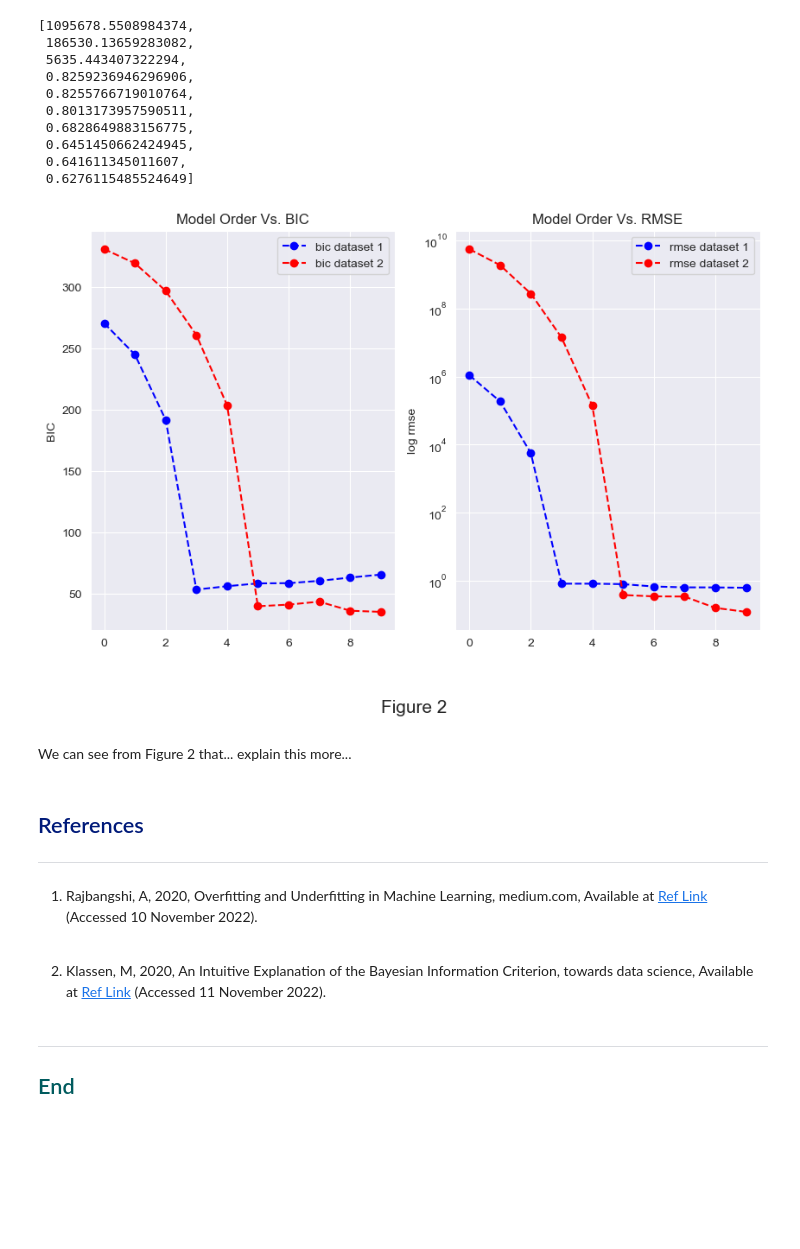
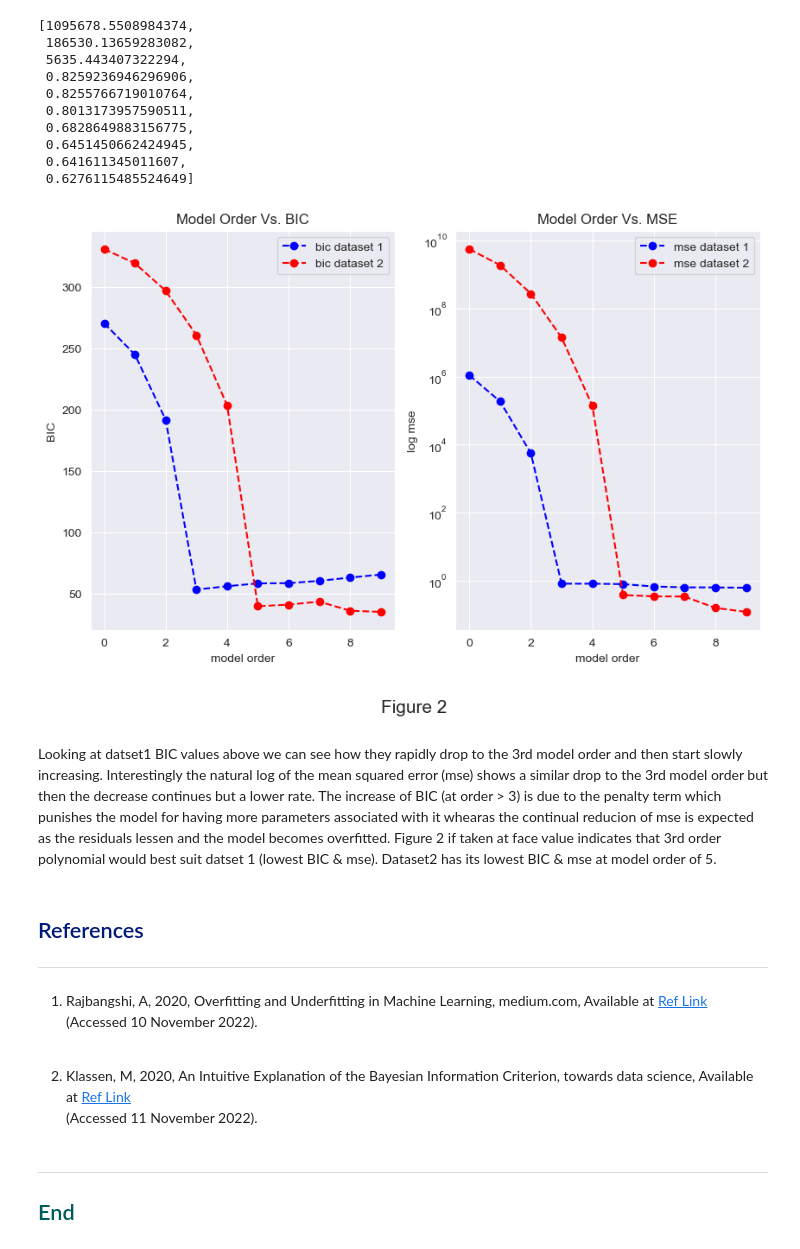
Before and after one commit to CiaranMoran27/machstat-assessment, a Jupyter notebook: practicals/03-parameters-part1-exercise.ipynb, the cells around one changed output. Cells and saved outputs as stored; diff of their text form; code cells hidden in the pictures; blank space fills up the shorter version.

Commit message:
Exerise 3 part 1: Parameters updated , bridging the gap section updated

```diff
--- a/practicals/03-parameters-part1-exercise.ipynb
+++ b/practicals/03-parameters-part1-exercise.ipynb
@@ -123,15 +109,0 @@ Were going to use the Bayesian information criterion and RMSE to evalute what mo
-# %%
-# lets try and manually calculate  Bayesian information criterion for dataset 1
-# method adoped here: https://pypi.org/project/RegscorePy/
-
-n = len(y1)
-for df in range(10):
-    # return coeffecients, rss and other data we dont need
-    params = np.polyfit(x1, y1, df, full = True)
-
-    # pull out RSS from params
-    rss = params[1]
-
-    # calculate bic and append to bic manual list
-    bic = (n * np.log(rss) + df * np.log(n))
-    print(bic)
@@ -186,9 +160,9 @@ def calc_bic(x, y, max_df):
 # %%
-bic_d1, orderd1, rmse1 = calc_bic(x1, y1, max_df = 10)
-bic_d2, orderd2, rmse2, = calc_bic(x2, y2, max_df = 10)
+bic_d1, orderd1, mse1 = calc_bic(x1, y1, max_df = 10)
+bic_d2, orderd2, mse2, = calc_bic(x2, y2, max_df = 10)
 
-# compare bic to manual calc above
-rmse1
+# have a look at bic
+mse1
 # %% [output]
 [1095678.5508984374,
  186530.13659283082,
@@ -201,42 +175,46 @@ rmse1
  0.641611345011607,
  0.6276115485524649]
 # %%
-# plot bic vs rmse
+# plot bic vs mse
 fig, (ax1, ax2) = plt.subplots(1, 2, figsize = (10, 6))
 plt.figtext(0.5, -0.05, 'Figure 2', wrap = True, horizontalalignment = 'center', fontsize = 15);
 
-# plot histgram
+# plot order vs bics for different datasets
 ax1.plot(orderd1, bic_d1, '--bo', label = 'bic dataset 1')
 ax1.plot(orderd2, bic_d2, '--ro', label = 'bic dataset 2')
 
-ax2.plot(orderd1, rmse1, '--bo', label = 'rmse dataset 1')
-ax2.plot(orderd2, rmse2, '--ro', label = 'rmse dataset 2')
+ax2.plot(orderd1, mse1, '--bo', label = 'mse dataset 1')
+ax2.plot(orderd2, mse2, '--ro', label = 'mse dataset 2')
 
 # set axis to log scale for better visual
 ax2.set_yscale('log')
 
 # format plot
 ax1.set_title("Model Order Vs. BIC")
-ax2.set_title("Model Order Vs. RMSE")
+ax2.set_title("Model Order Vs. MSE")
 ax1.set_ylabel('BIC')
-ax2.set_ylabel('log rmse')
+ax2.set_ylabel('log mse')
+ax1.set_xlabel('model order')
+ax2.set_xlabel('model order')
 ax1.legend()
 ax2.legend()
 plt.show();
 # %% [output]
-[figure, old version]
+[figure, new version]
-# %% [markdown]
-We can see from Figure 2 that... explain this more...
+# %% [markdown]
+Looking at datset1 BIC values above we can see how they rapidly drop to the 3rd model order and then start slowly increasing. Interestingly the natural log of the mean squared error (mse) shows a similar drop to the 3rd model order but then the decrease continues but a lower rate. The increase of BIC (at order > 3) is due to the penalty term which punishes the model for having more parameters associated with it whearas the continual reducion of mse is expected as the residuals lessen and the model becomes overfitted. Figure 2 if taken at face value indicates that 3rd order polynomial would best suit datset 1 (lowest BIC & mse). Dataset2  has its lowest BIC & mse at model order of 5.
 # %% [markdown]
 <h2 style="color: #001a79;">References</h2>
 
 <hr style="border-top: 1px solid #001a79;" />
 
-1. Rajbangshi, A, 2020, Overfitting and Underfitting in Machine Learning, medium.com, Available at [Ref Link](https://medium.com/analytics-vidhya/overfitting-and-underfitting-in-machine-learning-d829d8501335) (Accessed 10 November 2022).
+1. Rajbangshi, A, 2020, Overfitting and Underfitting in Machine Learning, medium.com, Available at [Ref Link](https://medium.com/analytics-vidhya/overfitting-and-underfitting-in-machine-learning-d829d8501335)<br>
+(Accessed 10 November 2022).
 
 <br>
 
-2. Klassen, M, 2020, An Intuitive Explanation of the Bayesian Information Criterion, towards data science, Available at [Ref Link](https://towardsdatascience.com/an-intuitive-explanation-of-the-bayesian-information-criterion-71a7a3d3a5c5) (Accessed 11 November 2022).
+2. Klassen, M, 2020, An Intuitive Explanation of the Bayesian Information Criterion, towards data science, Available at [Ref Link](https://towardsdatascience.com/an-intuitive-explanation-of-the-bayesian-information-criterion-71a7a3d3a5c5)<br>
+(Accessed 11 November 2022).
 # %% [markdown]
 <hr style="border-top: 1px solid rgb(0, 91, 94);" />
 
```
Also changed, not shown: parts of 7 cells of this notebook.
